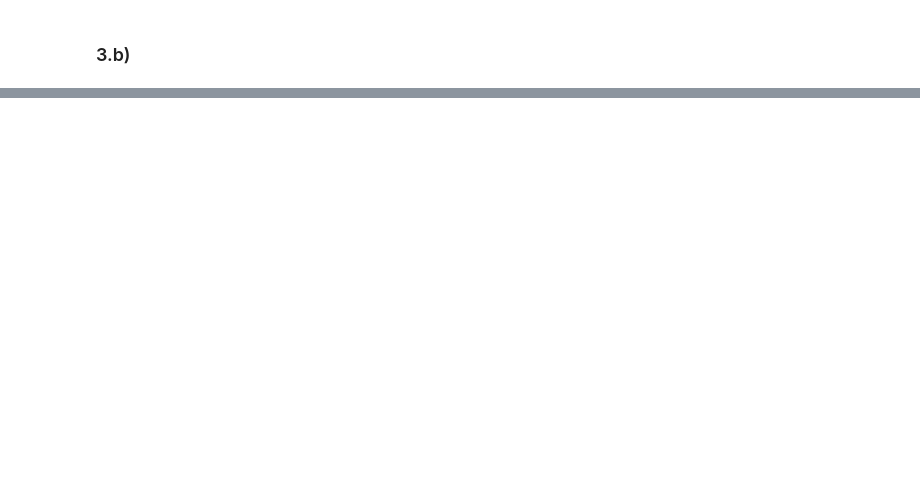
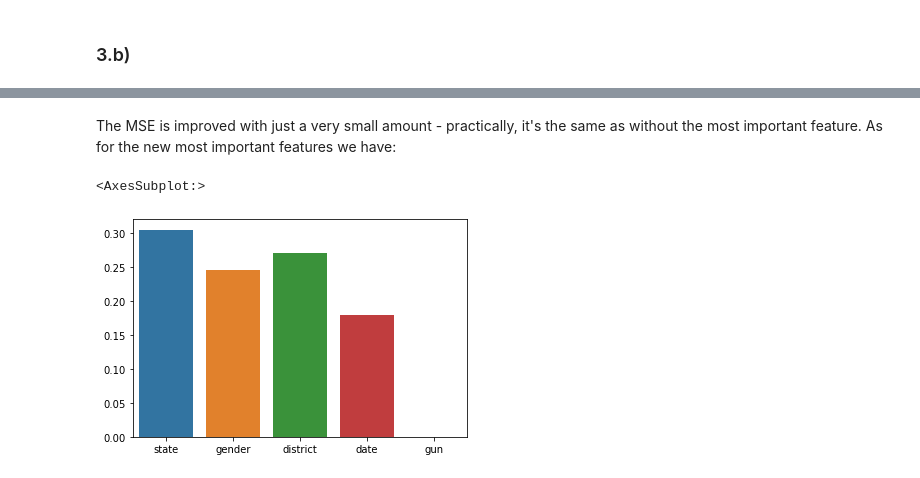
Before and after one commit to razbareli/Applied-Competitive-Lab-in-Data-Science-67818, a Jupyter notebook: week3/sol3.ipynb, the cells around one changed output, grey strips where cells are left out. Saved outputs shown, nothing was run; the diff lists cells and outputs as text; code cells hidden in the pictures; blank space fills up the shorter version.

```diff
--- a/week3/sol3.ipynb
+++ b/week3/sol3.ipynb
@@ -299,0 +319,19 @@ Name: killed, Length: 9900, dtype: int64
+# %%
+# reverse and drop state
+df_2 = undummify(df)
+df_2 = df_2.drop(columns=least_important_feature)
+# %%
+# now we'll do one hot encoding again:
+if least_important_feature in needs_ohe:
+    needs_ohe_2 = needs_ohe.remove(least_important_feature)
+else:
+    needs_ohe_2 = needs_ohe
+df_2 = pd.get_dummies(df_2, columns=needs_ohe_2)
+# %%
+X =  df_2.drop(columns='killed')
+y = df_2['killed']
+X_train, X_test, y_train, y_test = train_test_split(X, y, test_size=0.33)
+# %%
+rfr_2 = gs.best_estimator_
+rfr_2.fit(X_train, y_train)
+y_pred = rfr_2.predict(X_test)
@@ -299,0 +342,12 @@ Name: killed, Length: 9900, dtype: int64
+# %% [markdown]
+The MSE is improved with just a very small amount - practically, it's the same as without the most important feature.
+As for the new most important features we have:
+# %%
+feature_importances_2 = sorted(list(zip(X_train.columns, rfr_2.feature_importances_)), key=lambda x: -x[1])
+feature_importances_dict_2 = most_important(feature_importances_2)
+features_2 = list(feature_importances_dict_2.keys())
+importances_2 = list(feature_importances_dict_2.values())
+sns.barplot(x=features_2, y=importances_2)
+# %% [output]
+<AxesSubplot:>
+[figure, added]
```
Also changed, not shown: parts of 25 cells of this notebook.
